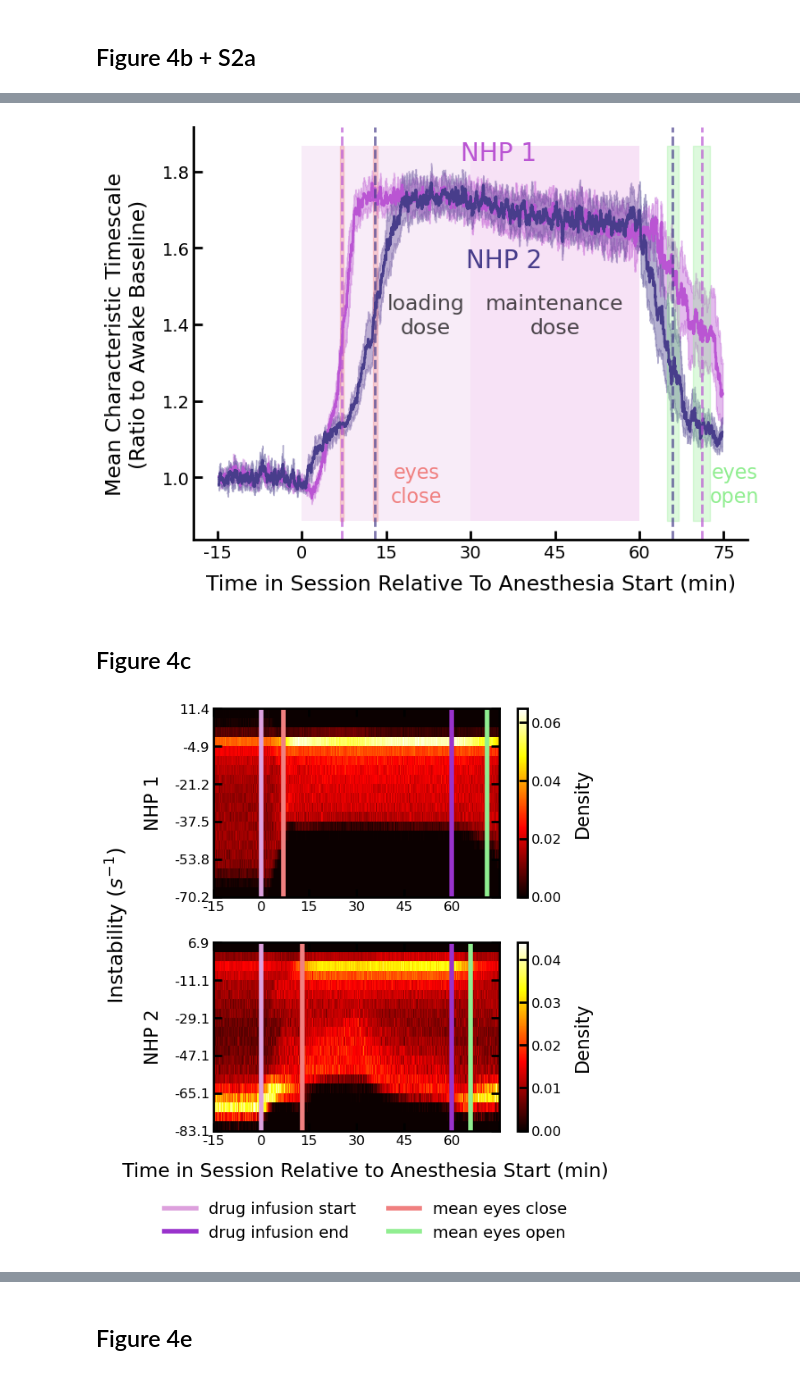
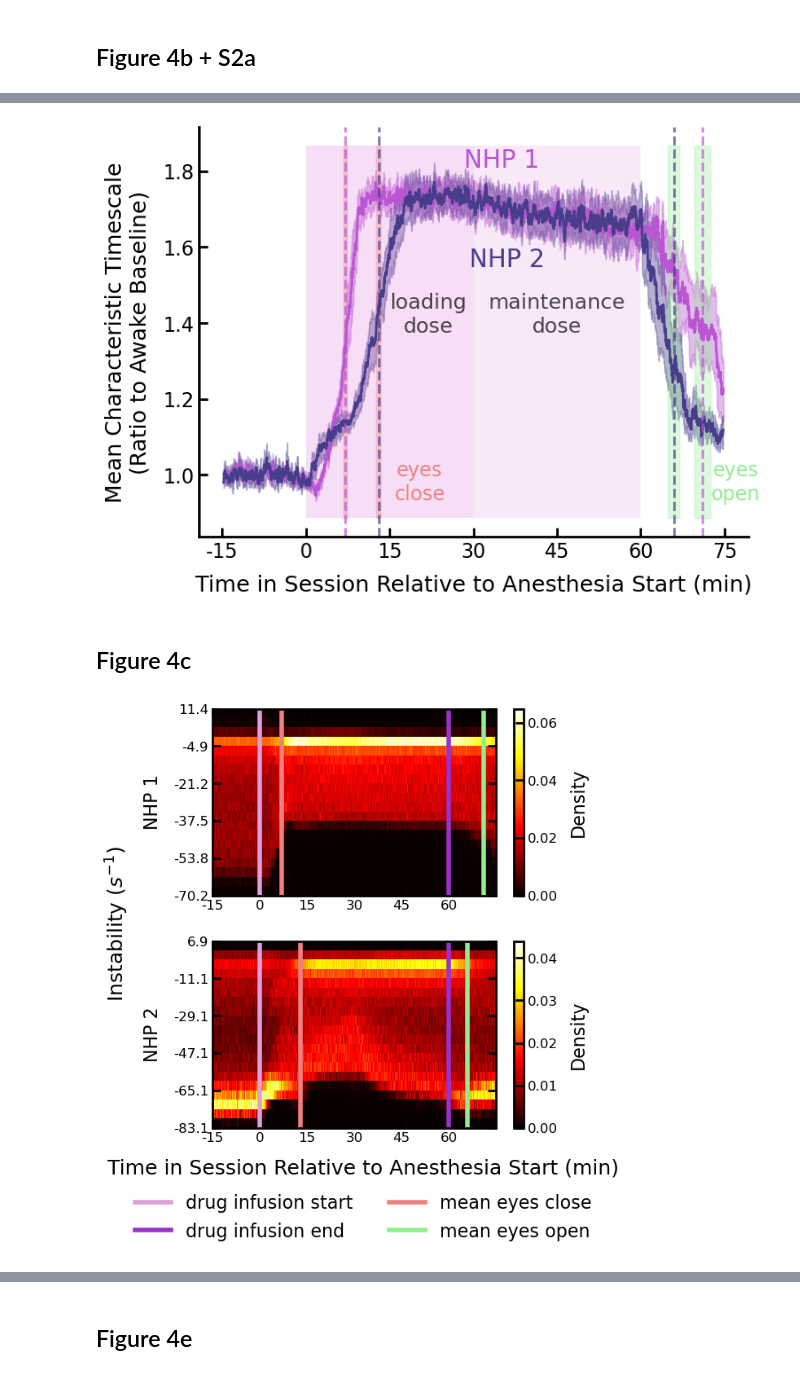
Before and after one commit to adamjeisen/ChaoticConsciousness, a Jupyter notebook: _jupyter/Figure 4 + S2 - Stability Results-Binned by Session.ipynb, the cells around one changed output, grey strips where cells are left out. Saved outputs shown, nothing was run; the diff lists cells and outputs as text; code cells hidden in the pictures.

```diff
--- a/_jupyter/Figure 4 + S2 - Stability Results-Binned by Session.ipynb
+++ b/_jupyter/Figure 4 + S2 - Stability Results-Binned by Session.ipynb
@@ -436,8 +451,10 @@ for i, monkey in enumerate(monkeys):
 ylim = ax.get_ylim()
 for i in range(2):
     ax = axs[i]
-    fill1 = ax.fill_betweenx(ylim, 0, 30, color='plum', alpha=0.2, label='infusion 1', edgecolor='none')
-    fill2 = ax.fill_betweenx(ylim, 30, 60, color='orchid', alpha=0.2, label='infusion 2', edgecolor='none')
+    # fill1 = ax.fill_betweenx(ylim, 0, 30, color='plum', alpha=0.2, label='infusion 1', edgecolor='none')
+    alpha_val = 0.2
+    fill1 = ax.fill_betweenx(ylim, 0, 30, color=section_colors['loading dose'], alpha=alpha_val, label='infusion 1', edgecolor='none')
+    fill2 = ax.fill_betweenx(ylim, 30, 60, color=section_colors['maintenance dose'], alpha=alpha_val, label='infusion 2', edgecolor='none')
     ax.text(23, ylim[0] + 5, 'loading\ndose', fontsize=onplot_fontsize - 3, c='k', alpha=0.7, horizontalalignment='center',)
     ax.text(45, ylim[0] + 5, 'maintenance\ndose', fontsize=onplot_fontsize - 3, c='k', alpha=0.7, horizontalalignment='center',)
     if i == 0:
@@ -457,7 +474,7 @@ for i in range(2):
 
     xticks = [-15, 0, 15, 30, 45, 60, 75]
     ax.set_xticks(xticks, xticks)
-    ax.set_xlabel('Time in Session Relative To Anesthesia Start (min)', fontsize=xlabel_fontsize)
+    ax.set_xlabel('Time in Session Relative to Anesthesia Start (min)', fontsize=xlabel_fontsize)
     ax.tick_params(labelsize=tick_fontsize)
     ax.set_title(f'NHP {i + 1}', fontsize=title_fontsize)
 
@@ -485,7 +502,6 @@ figure4_data['stability_neural_all'] = stability_all
 # %% [markdown]
 ## Figure 4b + S2a
 # %%
-top_percent = 0.1
 # https://blogs.sas.com/content/iml/2019/10/02/geometric-mean-deviation-cv-sas.html
 # %%
 leadup_time = 15 # minutes before anesthesia
@@ -648,9 +663,5 @@ plt.savefig(os.path.join(img_save_dir, "SI", "stability-timescales-all-areas.pdf
 # %%
-tick_fontsize=14
-onplot_fontsize = 20
-ylabel_fontsize = 17
-xlabel_fontsize = 17
-legend_fontsize = 16
+
 time_vals = np.arange(int((leadup_time + 60 + post_time)*60*(1/dt_stab)))*dt_stab/60 - leadup_time
 plot_start_time = -15
 plot_end_time = 60 + 15
@@ -676,10 +687,10 @@ for i, monkey in enumerate(monkeys):
         ax.spines[['right', 'top']].set_visible(False)
         ax.xaxis.set_ticks_position('bottom')
         ax.yaxis.set_ticks_position('left')
-        ax.tick_params(labelsize=tick_fontsize)
+        ax.tick_params(labelsize=tick_fontsize - 1)
 ylim = ax.get_ylim()
-fill1 = ax.fill_betweenx(ylim, 0, 30, color='plum', alpha=0.2, edgecolor='none')
-fill2 = ax.fill_betweenx(ylim, 30, 60, color='orchid', alpha=0.2, edgecolor='none')
+fill1 = ax.fill_betweenx(ylim, 0, 30, color=section_colors['loading dose'], alpha=0.2, edgecolor='none')
+fill2 = ax.fill_betweenx(ylim, 30, 60, color=section_colors['maintenance dose'], alpha=0.2, edgecolor='none')
 ax.text(22, ylim[0] + (ylim[1] - ylim[0])*0.5, 'loading\ndose', fontsize=onplot_fontsize - 3, c='k', alpha=0.7, horizontalalignment='center',)
 ax.text(45, ylim[0] + (ylim[1] - ylim[0])*0.5, 'maintenance\ndose', fontsize=onplot_fontsize - 3, c='k', alpha=0.7, horizontalalignment='center',)
 if i == 0:
@@ -699,8 +710,8 @@ ax.set_ylabel('Mean Characteristic Timescale\n(Ratio to Awake Baseline)', fontsi
 
 xticks = [-15, 0, 15, 30, 45, 60, 75]
 ax.set_xticks(xticks, xticks)
-ax.set_xlabel('Time in Session Relative To Anesthesia Start (min)', fontsize=xlabel_fontsize)
-ax.tick_params(labelsize=tick_fontsize)
+ax.set_xlabel('Time in Session Relative to Anesthesia Start (min)', fontsize=xlabel_fontsize)
+ax.tick_params(labelsize=tick_fontsize - 1)
 # ax.set_title(f'Monkey {i + 1}', fontsize=title_fontsize)
 
 for i in range(2):
@@ -733,16 +744,14 @@ for i in range(2):
         ax.text((mean_eyes_open + se_eyes_open)/60 + xshift, ylim[0] + (ylim[1] - ylim[0])*0.05, 'eyes\nopen', color='lightgreen', fontsize=onplot_fontsize - 4, horizontalalignment='center')
 
 # ax.legend(fontsize=legend_fontsize, loc='upper left', bbox_to_anchor=(0.95, 1))
-ax.text(35, 1.83, "NHP 1", color=monkey_colors[0], ha='center', fontsize=onplot_fontsize)
+ax.text(35, 1.81, "NHP 1", color=monkey_colors[0], ha='center', fontsize=onplot_fontsize)
 ax.text(36, 1.55, "NHP 2", color=monkey_colors[1], ha='center', fontsize=onplot_fontsize)
 plt.savefig(os.path.join(img_save_dir, "main", "stability-timescales.pdf"), bbox_inches='tight', transparent=True)
 plt.show()
 # %% [output]
-[figure, old version]
+[figure, new version]
 # %% [markdown]
 ## Figure 4c
-# %%
-top_percent = 0.1
 # %%
 time_vals = np.arange(int((leadup_time + 60 + post_time)*60*(1/dt_stab)))*dt_stab/60 - leadup_time
 # %%
@@ -831,14 +840,6 @@ for monkey in monkeys:
 figure4_data['stability_prob_dist'] = criticality_prob_dists
 # %%
 fig, axs = plt.subplots(2, 1, figsize=(6, 6))
-ytick_fontsize=12
-xtick_fontsize=12
-title_fontsize = 18
-ylabel_fontsize=18
-xlabel_fontsize=17
-cbarlabel_fontsize=16
-cbarticks_fontsize=12
-legend_fontsize=14
 
 linewidth = 4
 
@@ -853,36 +854,34 @@ for i, monkey in enumerate(monkeys):
 #     for j, area in enumerate(areas):
     for j, area in enumerate(['all']):
         ax = axs[i]
         im = ax.pcolormesh(criticality_prob_dists[monkey][area].T, cmap='hot', rasterized=True)
         ax.set_yticks(np.arange(0, bin_nums + 1, 4))
-        ax.set_yticklabels([f"{b:.1f}" for b in np.array(bins_all[monkey][area])[np.arange(0, bin_nums + 1, 4)]], fontsize=ytick_fontsize)
+        ax.set_yticklabels([f"{b:.1f}" for b in np.array(bins_all[monkey][area])[np.arange(0, bin_nums + 1, 4)]], fontsize=tick_fontsize - 5)
         x_step = 15 # mins
         xtick_locs = np.arange(0, int(criticality_prob_dists[monkey][area].shape[0]), x_step*60/dt_stab)
         ax.set_xticks(xtick_locs)
-        ax.set_xticklabels([int(loc*dt_stab/60) - 15 for loc in xtick_locs], fontsize=xtick_fontsize)
+        ax.set_xticklabels([int(loc*dt_stab/60) - 15 for loc in xtick_locs], fontsize=tick_fontsize - 5)
 
         if j == 0:
             ax.set_ylabel(f'NHP {i + 1}', fontsize=ylabel_fontsize - 2)
-#         if i == 0:
-#             ax.set_title(area_labels[area], c=area_colors[area], fontsize=title_fontsize)
         cbar = fig.colorbar(im, ax=ax)
         cbar.set_label(label='Density', fontsize=cbarlabel_fontsize)
         cbar.ax.tick_params(labelsize=cbarticks_fontsize)
 #         cbar.set_label('Stability Density' if density else '# Modes', fontsize=cbarlabel_fontsize)
 
         lns = []
         lns.append(ax.axvline((0 + 15)*60/dt_stab, color='plum', label=f"drug infusion start", linewidth=linewidth))
         lns.append(ax.axvline((60 + 15)*60/dt_stab, color='darkorchid', label='drug infusion end', linewidth=linewidth))
         lns.append(ax.axvline((mean_eyes_close + 15*60)/dt_stab, color='lightcoral', label=f"mean eyes close", linewidth=linewidth))
         lns.append(ax.axvline((mean_eyes_open + 15*60)/dt_stab, color='lightgreen', label=f"mean eyes open", linewidth=linewidth))
 
 fig.text(0.5, -0.01, 'Time in Session Relative to Anesthesia Start (min)', ha='center', fontsize=xlabel_fontsize)
 fig.text(-0.03, 0.5, 'Instability ' + r'($s^{-1}$)', va='center', rotation='vertical', fontsize=ylabel_fontsize)
 labs = [ln.get_label() for ln in lns]
 fig.legend(lns, labs, bbox_to_anchor=(0.5, -0.1), loc='center', ncol=2, fontsize=legend_fontsize)
 plt.tight_layout()
 plt.savefig(os.path.join(img_save_dir, "main", "densities.pdf"), bbox_inches='tight', transparent=True)
 plt.show()
 # %% [output]
-[figure, old version]
+[figure, new version]
 # %% [markdown]
```
Also changed, not shown: parts of 55 cells of this notebook, 5 other files.
